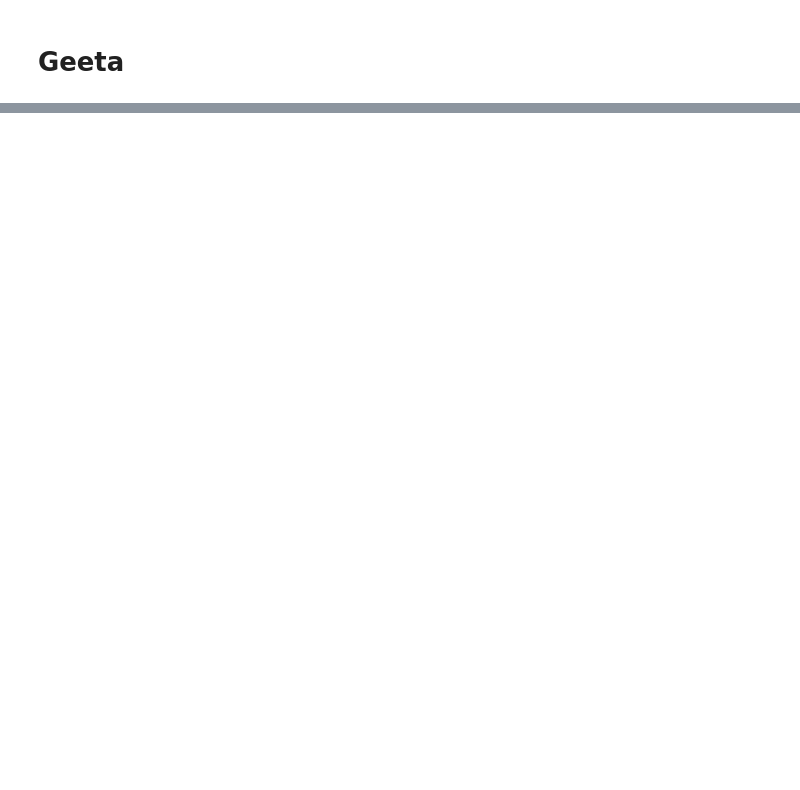
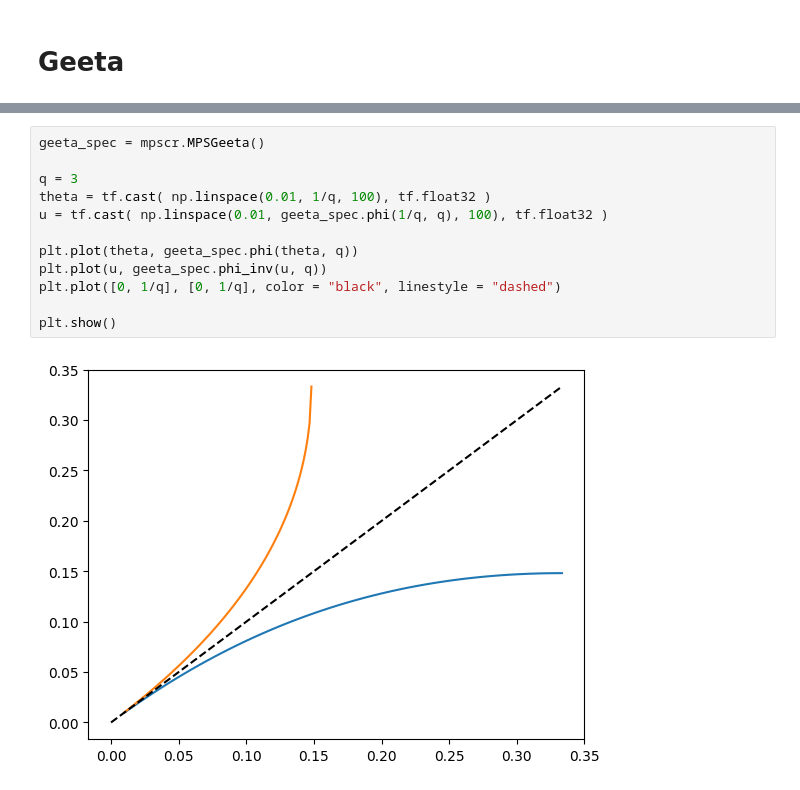
Before and after one commit to nhilariosilva/gndr_mpscr, a Jupyter notebook: OASIS Application/OASIS Exponential Model.ipynb, the cells around one changed output, grey strips where cells are left out. Cells and saved outputs as stored; diff of their text form; blank space fills up the shorter version.

```diff
--- a/OASIS Application/OASIS Exponential Model.ipynb
+++ b/OASIS Application/OASIS Exponential Model.ipynb
@@ -932,0 +946,14 @@ class MPSGeeta:
+# %%
+geeta_spec = mpscr.MPSGeeta()
+
+q = 3
+theta = tf.cast( np.linspace(0.01, 1/q, 100), tf.float32 )
+u = tf.cast( np.linspace(0.01, geeta_spec.phi(1/q, q), 100), tf.float32 )
+
+plt.plot(theta, geeta_spec.phi(theta, q))
+plt.plot(u, geeta_spec.phi_inv(u, q))
+plt.plot([0, 1/q], [0, 1/q], color = "black", linestyle = "dashed")
+
+plt.show()
+# %% [output]
+[figure, added]
```
Also changed, not shown: parts of 18 cells of this notebook, 15 other files.
